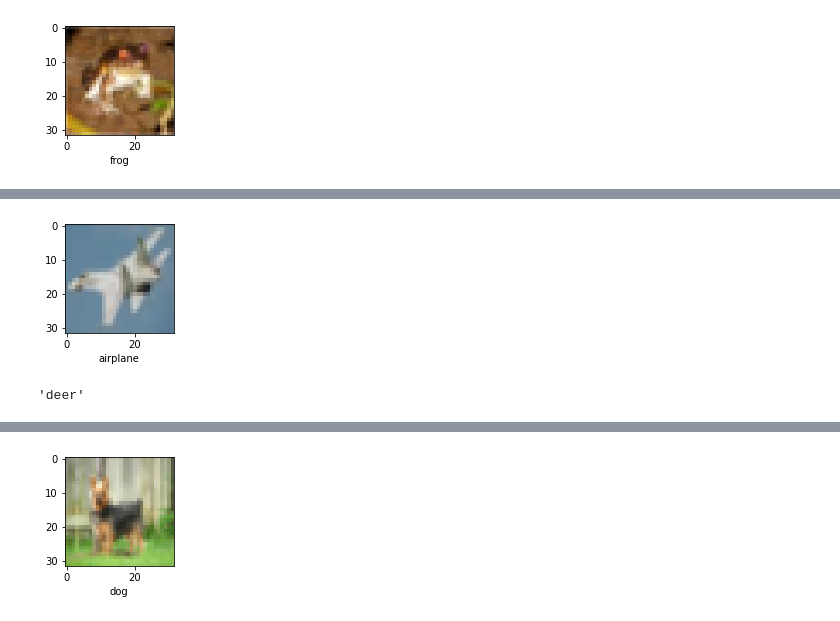
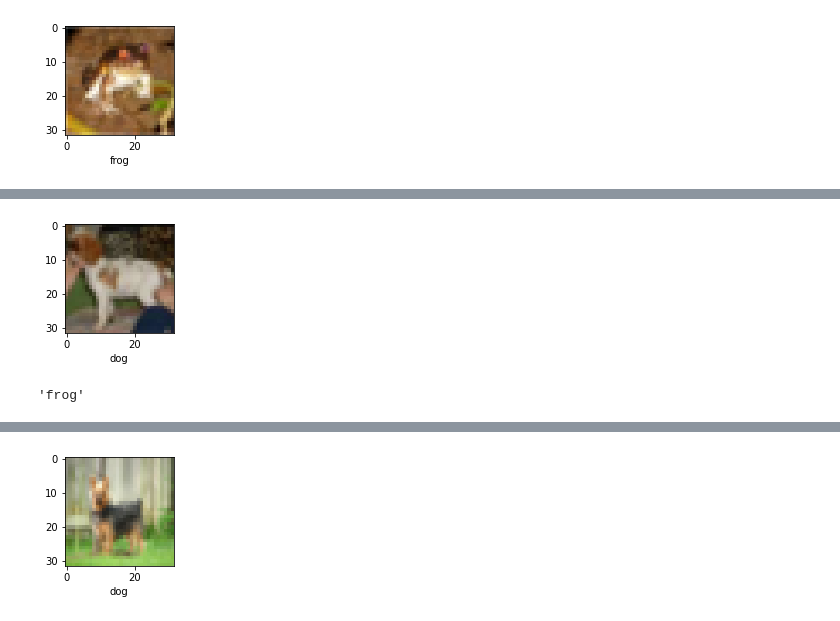
Before and after one commit to Snehashis100/Image-Classification-using-CNN, a Jupyter notebook: Image Classification.ipynb, the cells around one changed output, grey strips where cells are left out. Cells and saved outputs as stored; diff of their text form; code cells hidden in the pictures.

```diff
--- a/Image Classification.ipynb
+++ b/Image Classification.ipynb
@@ -298,8 +298,8 @@ Get_Wrong_Pred_Index(y_test,pred_classes,10,20)
 # %%
-Show_Image(X_test,10,y_test,classes)
+Show_Image(X_test,12,y_test,classes)
 # %% [output]
-[figure, old version]
+[figure, new version]
 # %%
-classes[pred_classes[10]]
+classes[pred_classes[12]]
 # %% [output]
-'deer'
+'frog'
```
Also changed, not shown: parts of 49 cells of this notebook, 2 other files.
